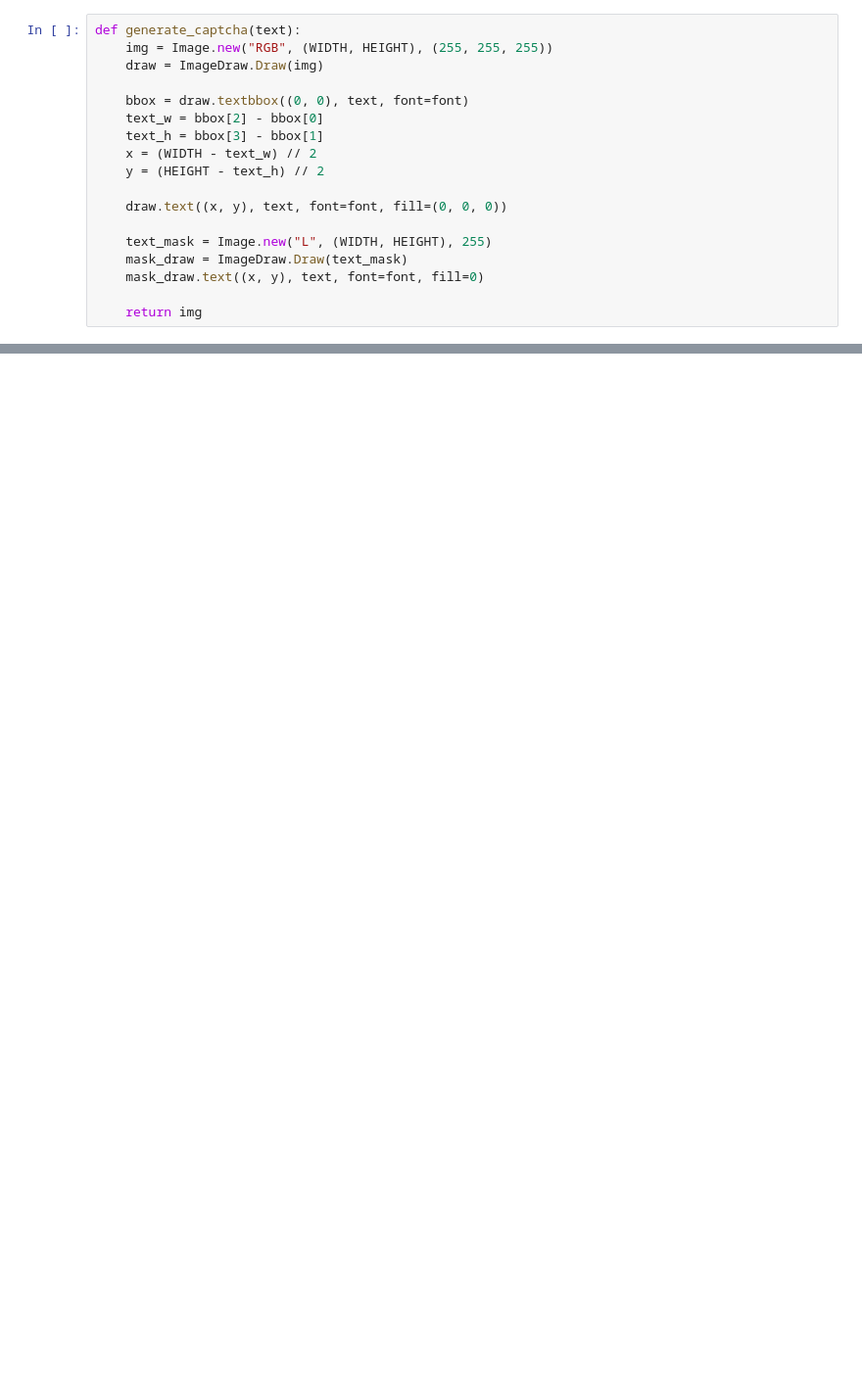
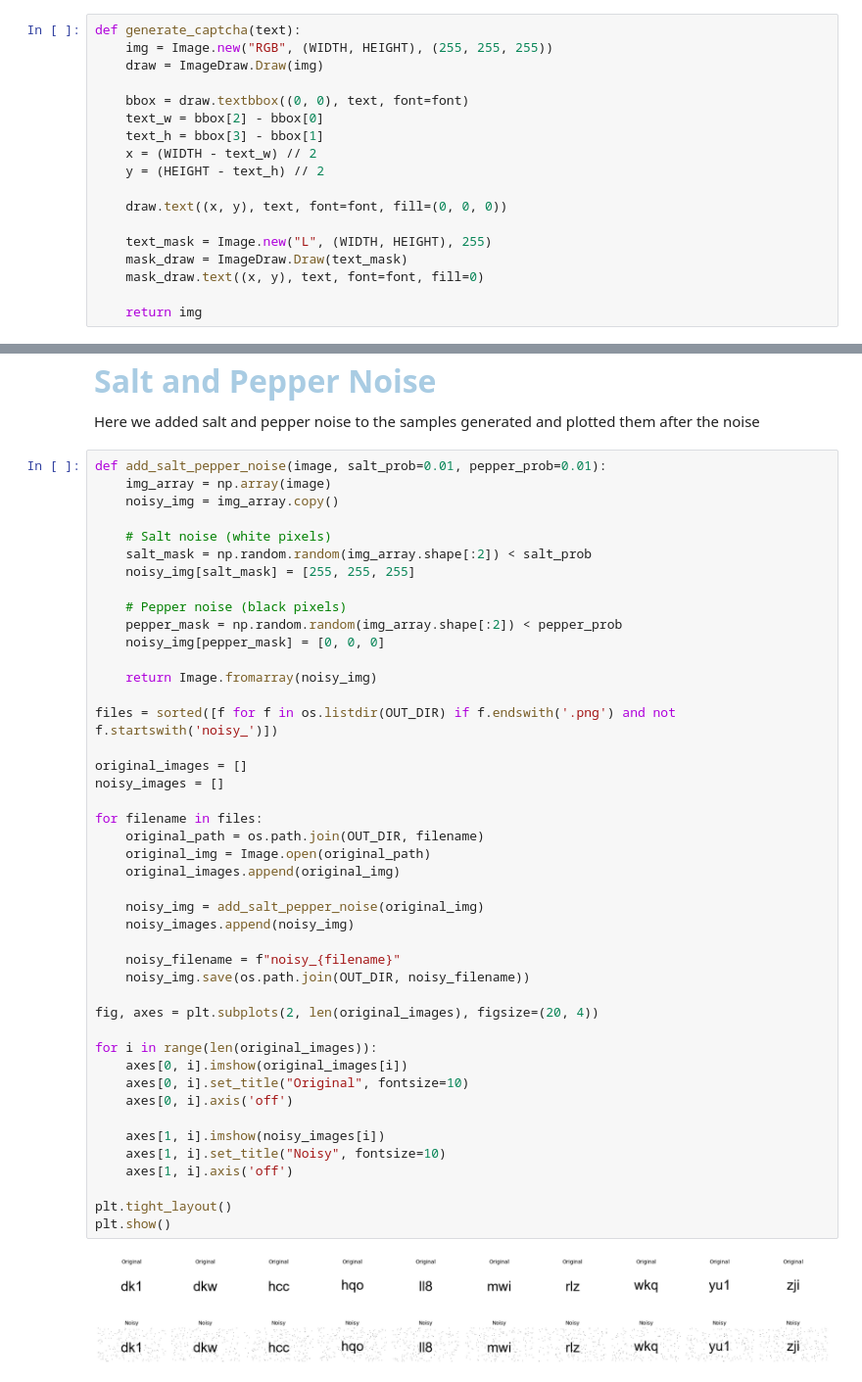
Before and after one commit to nava128/proyecto-openCV-nava2026, a Jupyter notebook: CA2/Captcha Generation.ipynb, the cells around one changed output, grey strips where cells are left out. Shown: that part at 98% size. Drawn from its saved outputs; the diff is of its cells as text; blank space fills up the shorter version.

Commit message:
add sample generation and salt and pepper noise code

```diff
--- a/CA2/Captcha Generation.ipynb
+++ b/CA2/Captcha Generation.ipynb
@@ -40,0 +58,52 @@ print(f"{N_SAMPLES} samples '{OUT_DIR}'")
+# %% [markdown]
+<p align="justify"><font size="6" color="#A9CCE3"><b>Salt and Pepper Noise</b></font><br></p>
+
+<p align="justify">
+Here we added salt and pepper noise to the samples generated and plotted them after the noise
+</p>
+# %%
+def add_salt_pepper_noise(image, salt_prob=0.01, pepper_prob=0.01):
+    img_array = np.array(image)
+    noisy_img = img_array.copy()
+
+    # Salt noise (white pixels)
+    salt_mask = np.random.random(img_array.shape[:2]) < salt_prob
+    noisy_img[salt_mask] = [255, 255, 255]
+
+    # Pepper noise (black pixels)
+    pepper_mask = np.random.random(img_array.shape[:2]) < pepper_prob
+    noisy_img[pepper_mask] = [0, 0, 0]
+
+    return Image.fromarray(noisy_img)
+
+files = sorted([f for f in os.listdir(OUT_DIR) if f.endswith('.png') and not f.startswith('noisy_')])
+
+original_images = []
+noisy_images = []
+
+for filename in files:
+    original_path = os.path.join(OUT_DIR, filename)
+    original_img = Image.open(original_path)
+    original_images.append(original_img)
+
+    noisy_img = add_salt_pepper_noise(original_img)
+    noisy_images.append(noisy_img)
+
+    noisy_filename = f"noisy_{filename}"
+    noisy_img.save(os.path.join(OUT_DIR, noisy_filename))
+
+fig, axes = plt.subplots(2, len(original_images), figsize=(20, 4))
+
+for i in range(len(original_images)):
+    axes[0, i].imshow(original_images[i])
+    axes[0, i].set_title("Original", fontsize=10)
+    axes[0, i].axis('off')
+
+    axes[1, i].imshow(noisy_images[i])
+    axes[1, i].set_title("Noisy", fontsize=10)
+    axes[1, i].axis('off')
+
+plt.tight_layout()
+plt.show()
+# %% [output]
+[figure, added]
```
Also changed, not shown: parts of 5 cells of this notebook, 20 other files.
